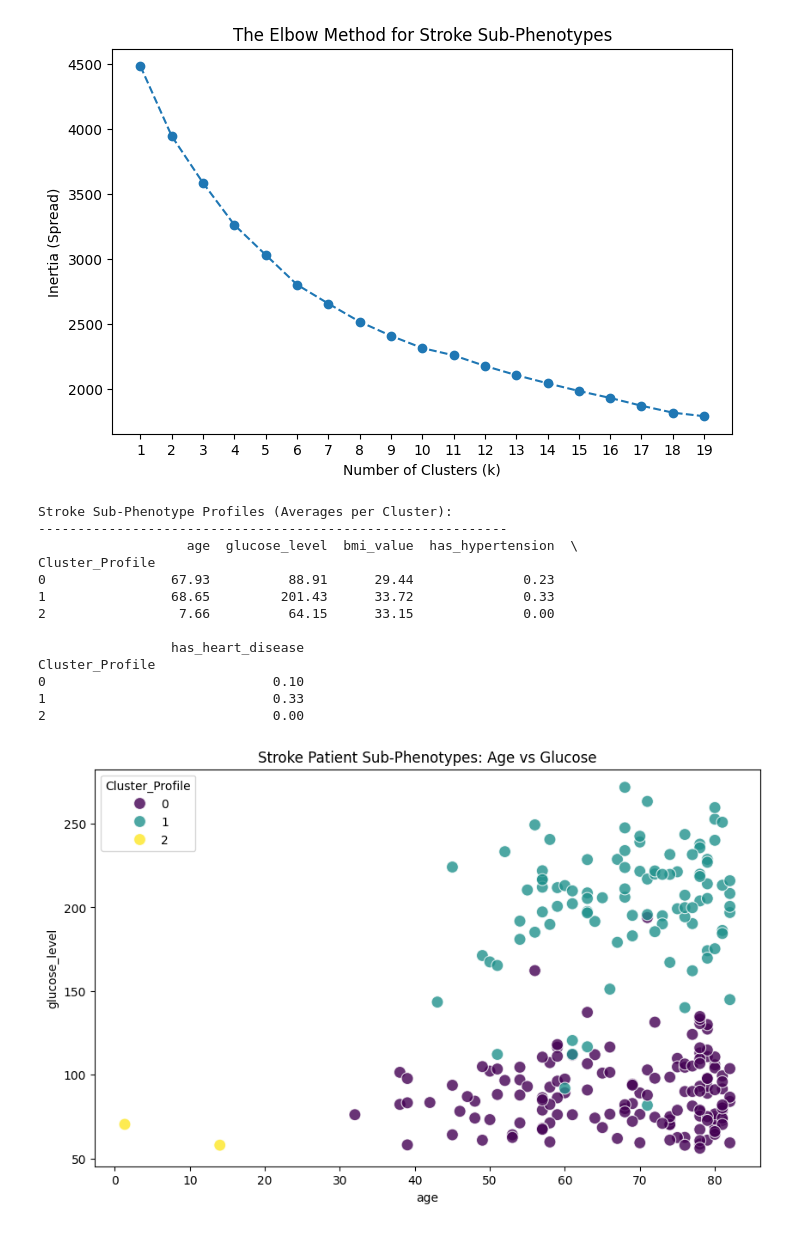
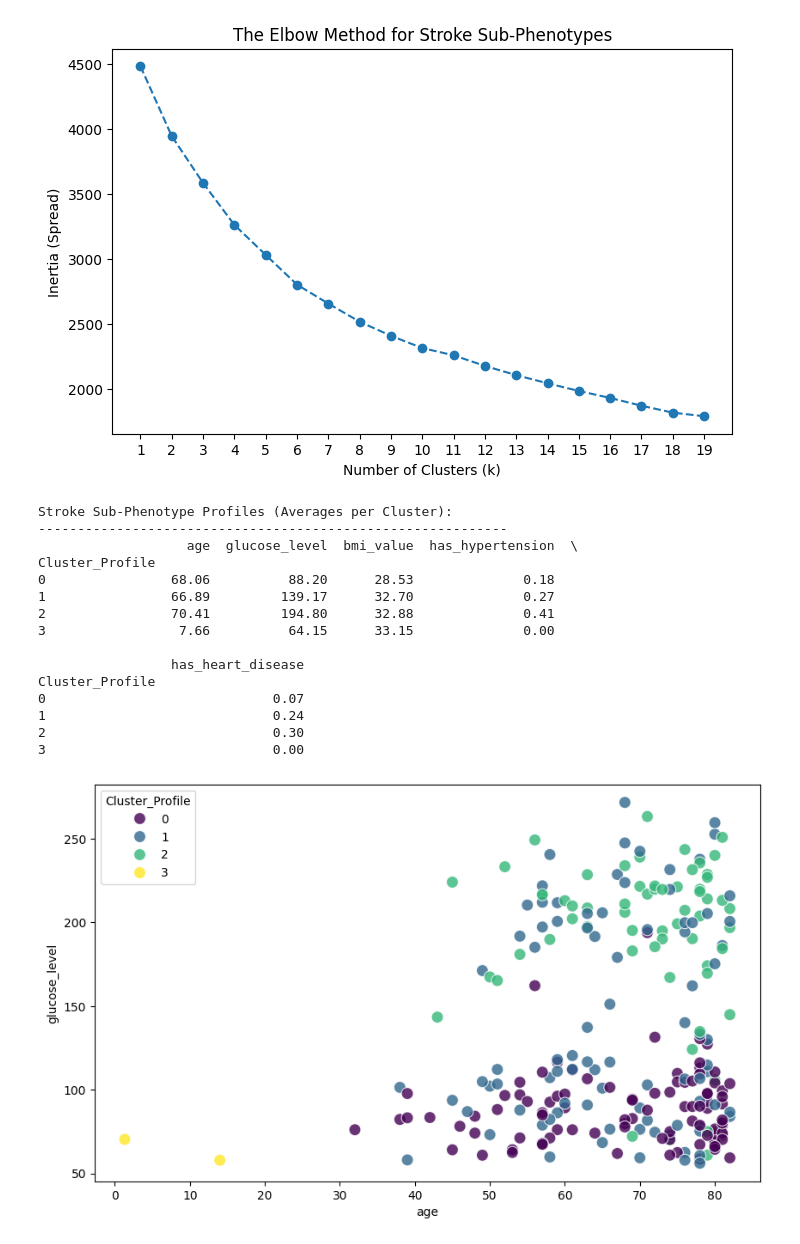
Before and after one commit to sukitha2001/dataExplore-2.0, a Jupyter notebook: NoteBooks/EDA.ipynb, the cells around one changed output. Drawn from its saved outputs; the diff is of its cells as text; code cells hidden in the pictures.

```diff
--- a/NoteBooks/EDA.ipynb
+++ b/NoteBooks/EDA.ipynb
@@ -47,16 +47,15 @@ risk_score             0.000      0.00      2.00
 high_glucose           0.000      0.00      1.00
 bmi_was_missing        0.000      0.00      1.00
 # %%
-#df = df.drop(columns=['bmi_missing'])
+df = df.drop(columns=['bmi_missing'])
 df = df.set_index('patient_id')
 
-# Convert string columns to categorical data types
 string_columns = [
     'gender', 'employment_type', 'residence', 'smoking_habit',
     'age_group', 'bmi_category', 'lifestyle_risk'
 ]
 
-#Apply the conversion
+
 for col in string_columns:
     df[col] = df[col].astype('category')
 
@@ -248,44 +204,46 @@ plt.show()
 # %% [output]
 [figure]
 # %%
-optimal_k = 3
+optimal_k = 4
 kmeans = KMeans(n_clusters=optimal_k, random_state=42, n_init=10)
 
-# Assign the cluster labels (0, 1, 2, or 3) back to our original dataframe
+
 stroke_patients['Cluster_Profile'] = kmeans.fit_predict(X_stroke_scaled)
 
-# Calculate the mean for the most critical features in each cluster
+
 profile_summary = stroke_patients.groupby('Cluster_Profile')[['age', 'glucose_level', 'bmi_value', 'has_hypertension', 'has_heart_disease']].mean()
 
 print("Stroke Sub-Phenotype Profiles (Averages per Cluster):")
 print("-" * 60)
 print(profile_summary.round(2))
 
 
 plt.figure(figsize=(10, 6))
 sns.scatterplot(
     data=stroke_patients,
     x='age',
     y='glucose_level',
     hue='Cluster_Profile',
     palette='viridis',
     s=100,
     alpha=0.8
 )
-plt.title('Stroke Patient Sub-Phenotypes: Age vs Glucose')
+
 plt.show()
 # %% [output]
 Stroke Sub-Phenotype Profiles (Averages per Cluster):
 ------------------------------------------------------------
                    age  glucose_level  bmi_value  has_hypertension  \
 Cluster_Profile
-0                67.93          88.91      29.44              0.23
-1                68.65         201.43      33.72              0.33
-2                 7.66          64.15      33.15              0.00
+0                68.06          88.20      28.53              0.18
+1                66.89         139.17      32.70              0.27
+2                70.41         194.80      32.88              0.41
+3                 7.66          64.15      33.15              0.00
 
                  has_heart_disease
 Cluster_Profile
-0                             0.10
-1                             0.33
-2                             0.00
+0                             0.07
+1                             0.24
+2                             0.30
+3                             0.00
-[figure, old version]
+[figure, new version]
```
Also changed, not shown: parts of 7 cells of this notebook, 5 other files.
